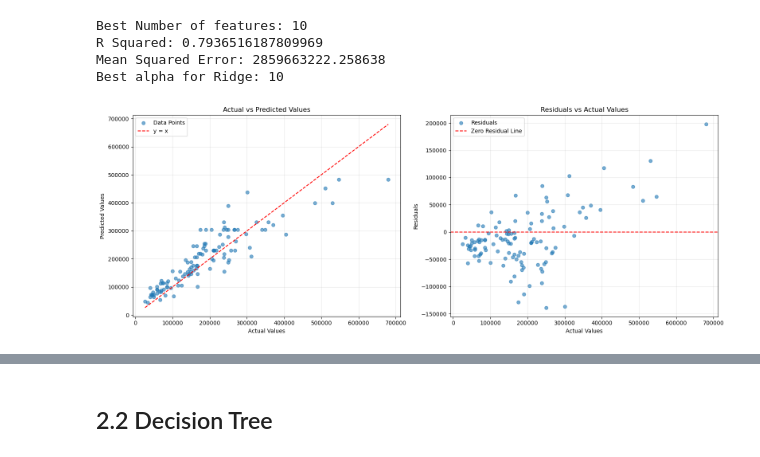
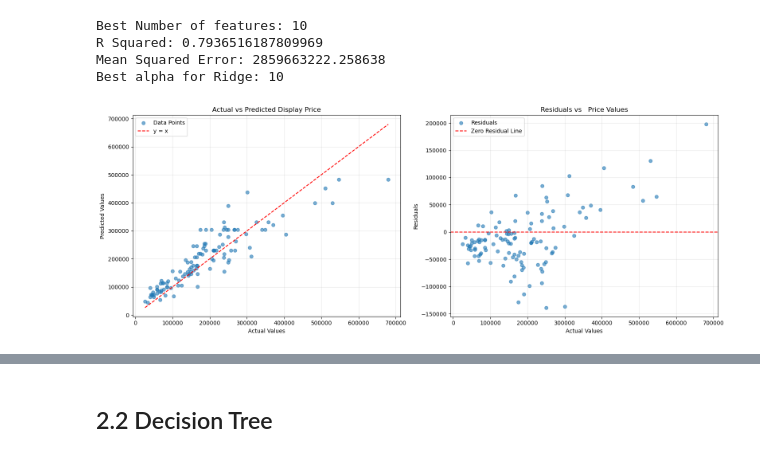
Before and after one commit to RoryThomas16/Cardiff-Housing-Price-Predictor, a Jupyter notebook: Cardiff-Housing_Price_Predictor.ipynb, the cells around one changed output, grey strips where cells are left out. Cells and saved outputs as stored; diff of their text form; code cells hidden in the pictures.

```diff
--- a/Cardiff-Housing_Price_Predictor.ipynb
+++ b/Cardiff-Housing_Price_Predictor.ipynb
@@ -631,32 +640,32 @@ Best alpha for Ridge: 10
 # %%
 fig, axes = plt.subplots(nrows=1, ncols=2, figsize=(16, 6))
 
 # Subplot 1: Actual vs Predicted Values
 ax = axes[0]
 ax.scatter(y_test, y_pred_ridge, alpha=0.6, label="Data Points")
 ax.plot([y_test.min(), y_test.max()],[y_test.min(), y_test.max()],color='red',linestyle='--',label="y = x")
-ax.set_title("Actual vs Predicted Values")
+ax.set_title("Actual vs Predicted Display Price")
 ax.set_xlabel("Actual Values")
 ax.set_ylabel("Predicted Values")
 ax.legend(fontsize=10)
 ax.grid(alpha=0.3)
 
 # Subplot 2: Residuals vs Actual Values
 ax = axes[1]
 residuals = y_test - y_pred_ridge
 ax.scatter(y_test, residuals, alpha=0.6, label="Residuals")
 ax.axhline(0, color='red', linestyle='--', label="Zero Residual Line")
-ax.set_title("Residuals vs Actual Values")
+ax.set_title("Residuals vs   Price Values")
 ax.set_xlabel("Actual Values")
 ax.set_ylabel("Residuals")
 ax.legend(fontsize=10)
 ax.grid(alpha=0.3)
 
 # Adjust layout and show the plot
 plt.tight_layout()
 plt.show()
 # %% [output]
-[figure, old version]
+[figure, new version]
 # %%
 fig, axes = plt.subplots(nrows=2, ncols=2, figsize=(16, 10))
 
```
Also changed, not shown: parts of 4 cells of this notebook.
